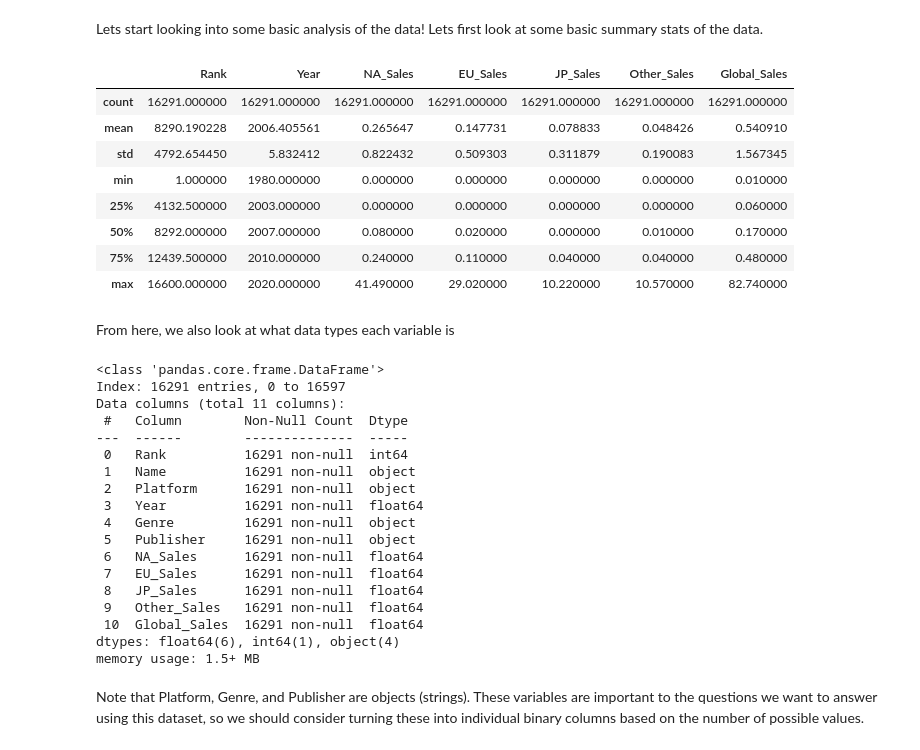
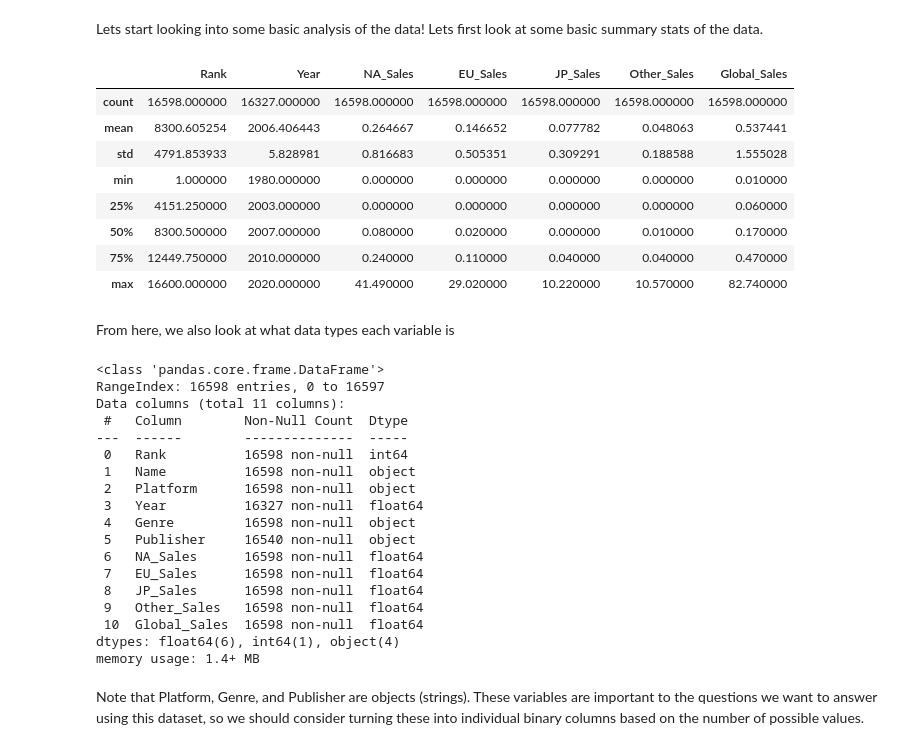
Before and after one commit to 21percentme/21percentme.github.io, a Jupyter notebook: Milestone1.ipynb, the cells around one changed output. Saved outputs shown, nothing was run; the diff lists cells and outputs as text; code cells hidden in the pictures.

```diff
--- a/Milestone1.ipynb
+++ b/Milestone1.ipynb
@@ -95,16 +105,17 @@ dtype: int64
 Lets start looking into some basic analysis of the data! Lets first look at some basic summary stats of the data.
 # %%
 #so here we see some basic summary stats
+games = game_sales
 games.describe()
 # %% [output]
 |  | Rank | Year | NA_Sales | EU_Sales | JP_Sales | Other_Sales | Global_Sales |
-| count | 16291.000000 | 16291.000000 | 16291.000000 | 16291.000000 | 16291.000000 | 16291.000000 | 16291.000000 |
-| mean | 8290.190228 | 2006.405561 | 0.265647 | 0.147731 | 0.078833 | 0.048426 | 0.540910 |
-| std | 4792.654450 | 5.832412 | 0.822432 | 0.509303 | 0.311879 | 0.190083 | 1.567345 |
+| count | 16598.000000 | 16327.000000 | 16598.000000 | 16598.000000 | 16598.000000 | 16598.000000 | 16598.000000 |
+| mean | 8300.605254 | 2006.406443 | 0.264667 | 0.146652 | 0.077782 | 0.048063 | 0.537441 |
+| std | 4791.853933 | 5.828981 | 0.816683 | 0.505351 | 0.309291 | 0.188588 | 1.555028 |
 | min | 1.000000 | 1980.000000 | 0.000000 | 0.000000 | 0.000000 | 0.000000 | 0.010000 |
-| 25% | 4132.500000 | 2003.000000 | 0.000000 | 0.000000 | 0.000000 | 0.000000 | 0.060000 |
-| 50% | 8292.000000 | 2007.000000 | 0.080000 | 0.020000 | 0.000000 | 0.010000 | 0.170000 |
-| 75% | 12439.500000 | 2010.000000 | 0.240000 | 0.110000 | 0.040000 | 0.040000 | 0.480000 |
+| 25% | 4151.250000 | 2003.000000 | 0.000000 | 0.000000 | 0.000000 | 0.000000 | 0.060000 |
+| 50% | 8300.500000 | 2007.000000 | 0.080000 | 0.020000 | 0.000000 | 0.010000 | 0.170000 |
+| 75% | 12449.750000 | 2010.000000 | 0.240000 | 0.110000 | 0.040000 | 0.040000 | 0.470000 |
 | max | 16600.000000 | 2020.000000 | 41.490000 | 29.020000 | 10.220000 | 10.570000 | 82.740000 |
 # %% [markdown]
 From here, we also look at what data types each variable is
@@ -113,23 +124,23 @@ From here, we also look at what data types each variable is
 games.info()
 # %% [output]
 <class 'pandas.core.frame.DataFrame'>
-Index: 16291 entries, 0 to 16597
+RangeIndex: 16598 entries, 0 to 16597
 Data columns (total 11 columns):
  #   Column        Non-Null Count  Dtype
 ---  ------        --------------  -----
- 0   Rank          16291 non-null  int64
- 1   Name          16291 non-null  object
- 2   Platform      16291 non-null  object
- 3   Year          16291 non-null  float64
- 4   Genre         16291 non-null  object
- 5   Publisher     16291 non-null  object
- 6   NA_Sales      16291 non-null  float64
- 7   EU_Sales      16291 non-null  float64
- 8   JP_Sales      16291 non-null  float64
- 9   Other_Sales   16291 non-null  float64
- 10  Global_Sales  16291 non-null  float64
+ 0   Rank          16598 non-null  int64
+ 1   Name          16598 non-null  object
+ 2   Platform      16598 non-null  object
+ 3   Year          16327 non-null  float64
+ 4   Genre         16598 non-null  object
+ 5   Publisher     16540 non-null  object
+ 6   NA_Sales      16598 non-null  float64
+ 7   EU_Sales      16598 non-null  float64
+ 8   JP_Sales      16598 non-null  float64
+ 9   Other_Sales   16598 non-null  float64
+ 10  Global_Sales  16598 non-null  float64
 dtypes: float64(6), int64(1), object(4)
-memory usage: 1.5+ MB
+memory usage: 1.4+ MB
 # %% [markdown]
 Note that Platform, Genre, and Publisher are objects (strings). These variables are important to the questions we want to answer using this dataset, so we should consider turning these into individual binary columns based on the number of possible values.
 # %% [markdown]
```
Also changed, not shown: parts of 39 cells of this notebook.
